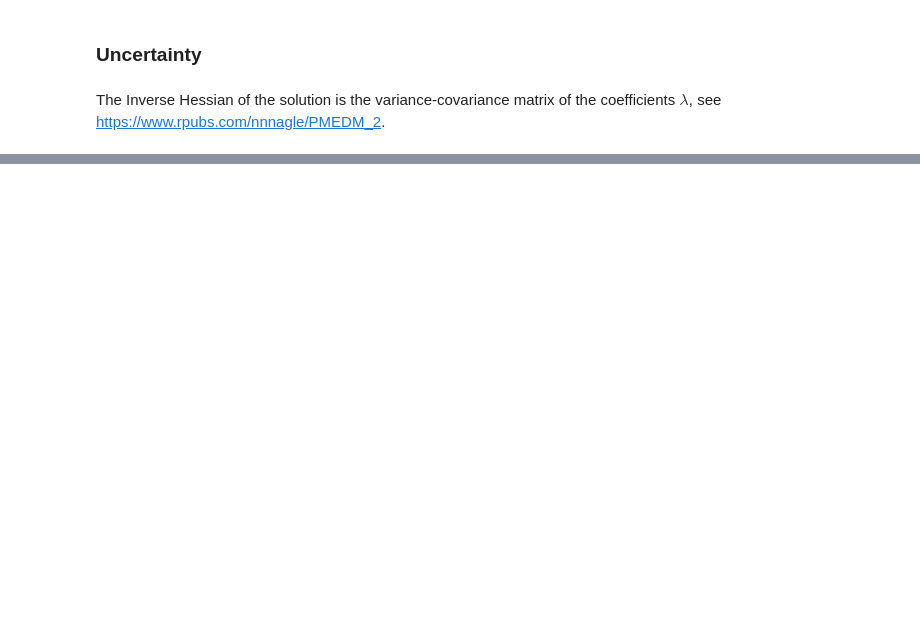
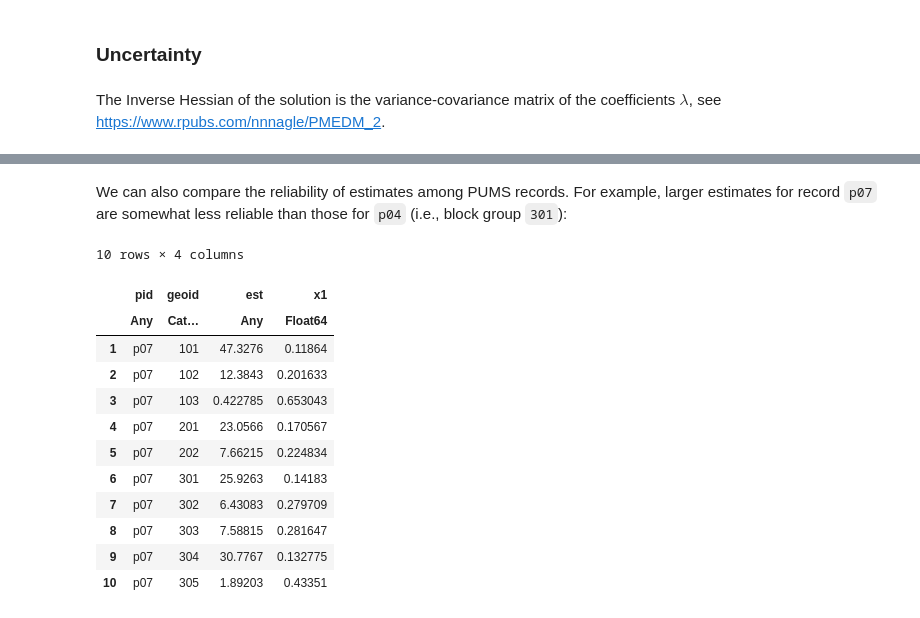
Before and after one commit to jvtcl/pmedmJL, a Jupyter notebook: notebooks/toy_example.ipynb, the cells around one changed output, grey strips where cells are left out. Drawn from its saved outputs; the diff is of its cells as text; code cells hidden in the pictures; blank space fills up the shorter version.

```diff
--- a/notebooks/toy_example.ipynb
+++ b/notebooks/toy_example.ipynb
@@ -313,0 +388,18 @@ dim: 52
+# %% [markdown]
+We can also compare the reliability of estimates among PUMS records. For example, larger estimates for record `p07` are somewhat less reliable than those for `p04` (i.e., block group `301`):
+# %%
+res_cv[res_cv.pid .== "p07",:]
+# %% [output]
+10 rows × 4 columns
+|  | pid | geoid | est | x1 |
+|  | Any | Cat… | Any | Float64 |
+| 1 | p07 | 101 | 47.3276 | 0.11864 |
+| 2 | p07 | 102 | 12.3843 | 0.201633 |
+| 3 | p07 | 103 | 0.422785 | 0.653043 |
+| 4 | p07 | 201 | 23.0566 | 0.170567 |
+| 5 | p07 | 202 | 7.66215 | 0.224834 |
+| 6 | p07 | 301 | 25.9263 | 0.14183 |
+| 7 | p07 | 302 | 6.43083 | 0.279709 |
+| 8 | p07 | 303 | 7.58815 | 0.281647 |
+| 9 | p07 | 304 | 30.7767 | 0.132775 |
+| 10 | p07 | 305 | 1.89203 | 0.43351 |
```
Also changed, not shown: parts of 20 cells of this notebook.
